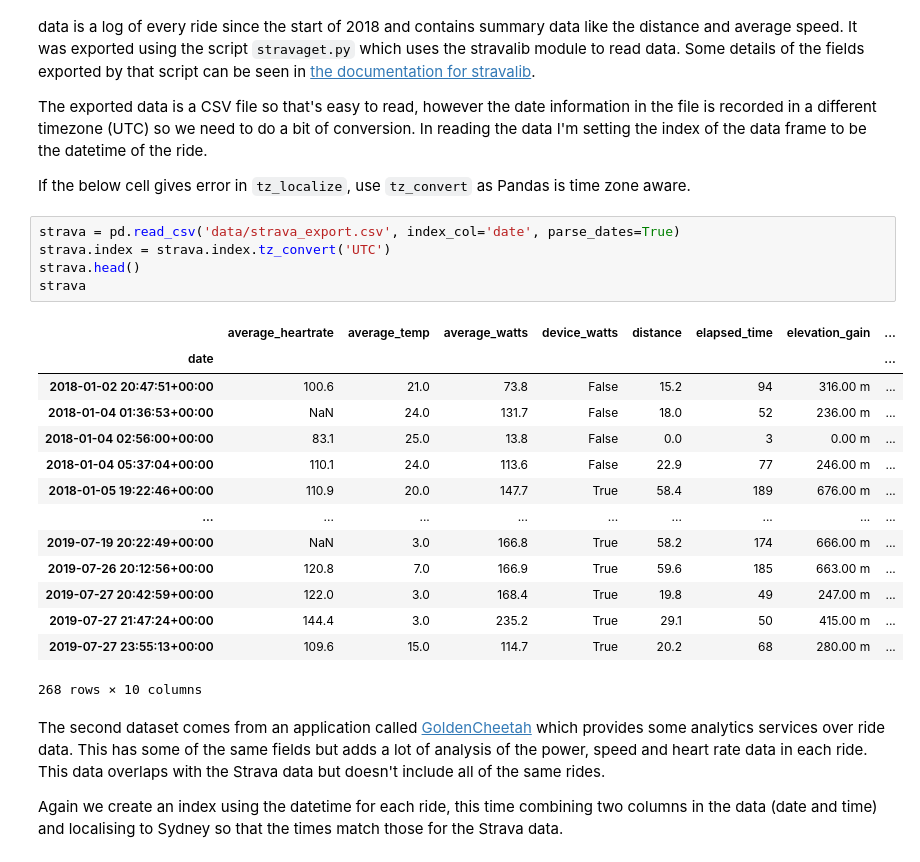
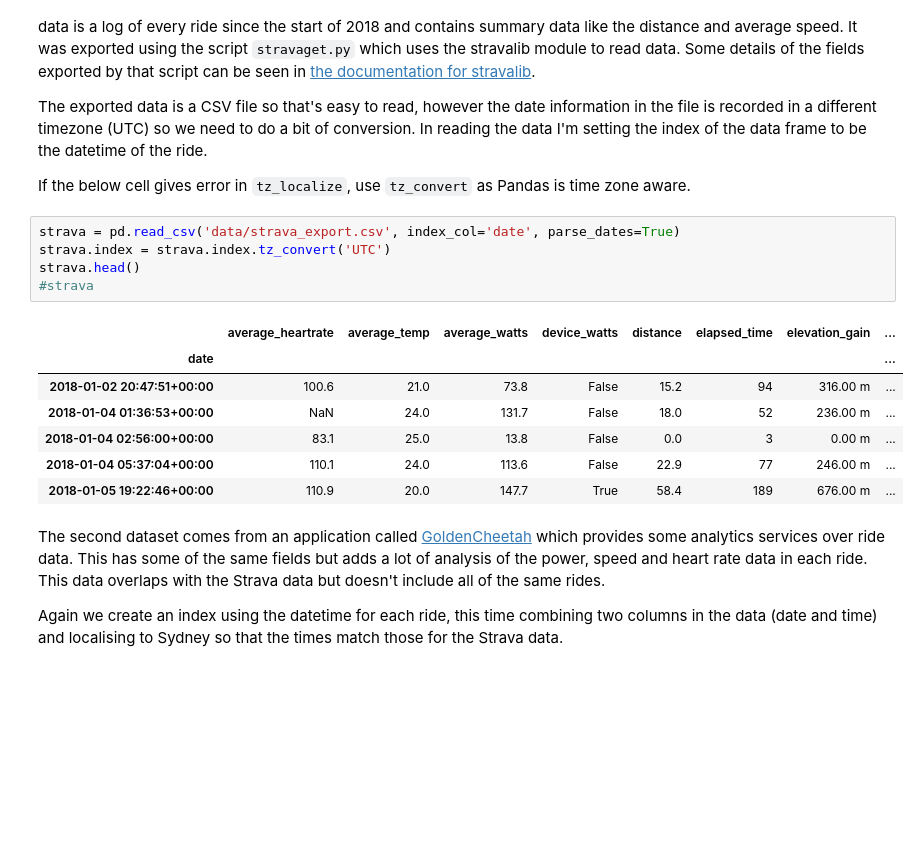
Before and after one commit to mona-piya/DS-portfolio-s1-2021-MonaMunegan, a Jupyter notebook: Portfolio 1.ipynb, the cells around one changed output. Saved outputs shown, nothing was run; the diff lists cells and outputs as text; blank space fills up the shorter version.

```diff
--- a/Portfolio 1.ipynb
+++ b/Portfolio 1.ipynb
@@ -24,23 +24,16 @@ If the below cell gives error in `tz_localize`, use `tz_convert` as Pandas is ti
 # %%
 strava = pd.read_csv('data/strava_export.csv', index_col='date', parse_dates=True)
 strava.index = strava.index.tz_convert('UTC')
 strava.head()
-strava
+#strava
 # %% [output]
 |  | average_heartrate | average_temp | average_watts | device_watts | distance | elapsed_time | elevation_gain | ... |
 | date |  |  |  |  |  |  |  | ... |
 | 2018-01-02 20:47:51+00:00 | 100.6 | 21.0 | 73.8 | False | 15.2 | 94 | 316.00 m | ... |
 | 2018-01-04 01:36:53+00:00 | NaN | 24.0 | 131.7 | False | 18.0 | 52 | 236.00 m | ... |
 | 2018-01-04 02:56:00+00:00 | 83.1 | 25.0 | 13.8 | False | 0.0 | 3 | 0.00 m | ... |
 | 2018-01-04 05:37:04+00:00 | 110.1 | 24.0 | 113.6 | False | 22.9 | 77 | 246.00 m | ... |
 | 2018-01-05 19:22:46+00:00 | 110.9 | 20.0 | 147.7 | True | 58.4 | 189 | 676.00 m | ... |
-| ... | ... | ... | ... | ... | ... | ... | ... | ... |
-| 2019-07-19 20:22:49+00:00 | NaN | 3.0 | 166.8 | True | 58.2 | 174 | 666.00 m | ... |
-| 2019-07-26 20:12:56+00:00 | 120.8 | 7.0 | 166.9 | True | 59.6 | 185 | 663.00 m | ... |
-| 2019-07-27 20:42:59+00:00 | 122.0 | 3.0 | 168.4 | True | 19.8 | 49 | 247.00 m | ... |
-| 2019-07-27 21:47:24+00:00 | 144.4 | 3.0 | 235.2 | True | 29.1 | 50 | 415.00 m | ... |
-| 2019-07-27 23:55:13+00:00 | 109.6 | 15.0 | 114.7 | True | 20.2 | 68 | 280.00 m | ... |
-268 rows × 10 columns
 # %% [markdown]
 The second dataset comes from an application called [GoldenCheetah](https://www.goldencheetah.org/) which provides
 some analytics services over ride data.  This has some of the same fields but adds a lot of analysis of the
```
Also changed, not shown: parts of 13 cells of this notebook.
